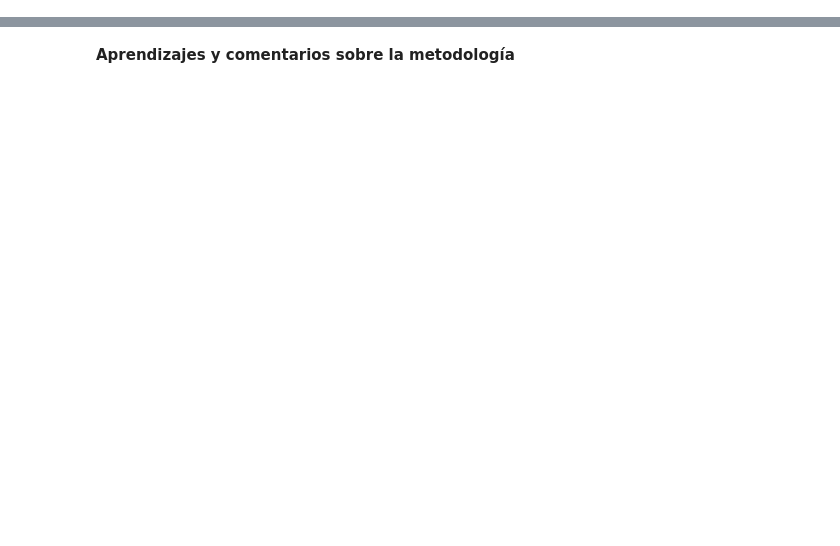
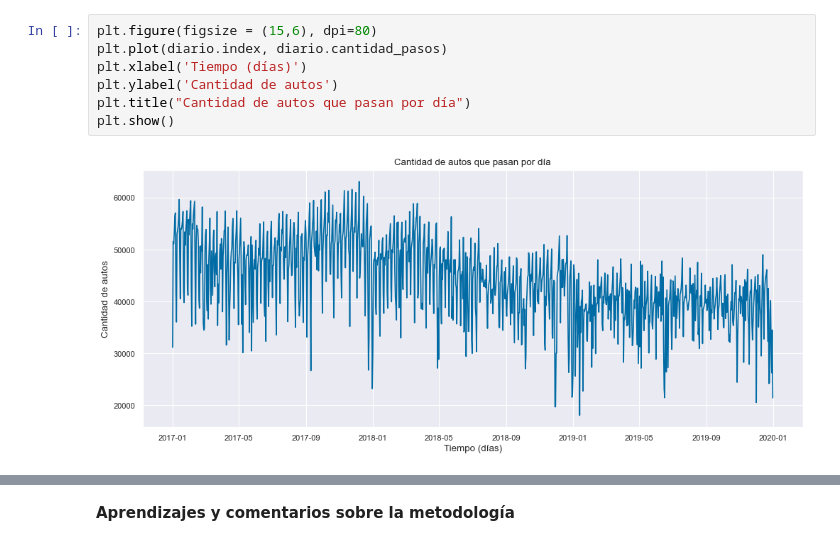
Before and after one commit to jnserna/tsa1, a Jupyter notebook: DS_Proyecto_03_Juan_Serna.ipynb, the cells around one changed output, grey strips where cells are left out. Cells and saved outputs as stored; diff of their text form; blank space fills up the shorter version.

```diff
--- a/DS_Proyecto_03_Juan_Serna.ipynb
+++ b/DS_Proyecto_03_Juan_Serna.ipynb
@@ -2447,0 +353,9 @@ Similarmente, tratamientos adicionales sobre los datos (como el escalado de dato
+# %%
+plt.figure(figsize = (15,6), dpi=80)
+plt.plot(diario.index, diario.cantidad_pasos)
+plt.xlabel('Tiempo (días)')
+plt.ylabel('Cantidad de autos')
+plt.title("Cantidad de autos que pasan por día")
+plt.show()
+# %% [output]
+[figure, added]
```
Also changed, not shown: parts of 213 cells of this notebook.
